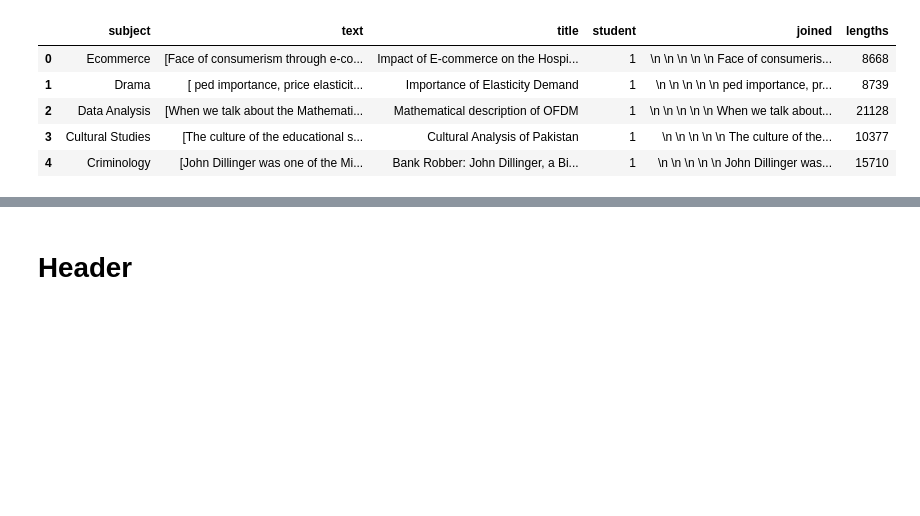
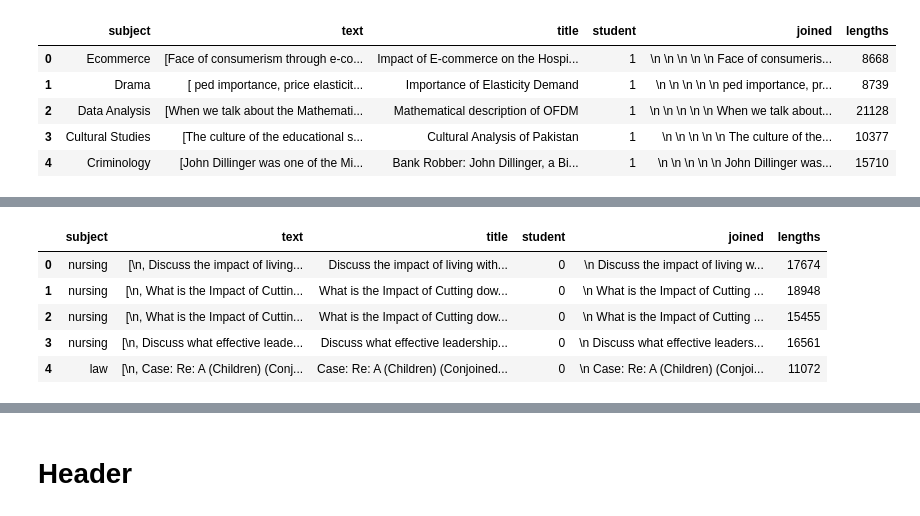
Before and after one commit to bgwilson12/Final-Capstone, a Jupyter notebook: Final Capstone Project.ipynb, the cells around one changed output, grey strips where cells are left out. Cells and saved outputs as stored; diff of their text form; code cells hidden in the pictures; blank space fills up the shorter version.

```diff
--- a/Final Capstone Project.ipynb
+++ b/Final Capstone Project.ipynb
@@ -85,0 +146,28 @@ plt.show()
+# %%
+# Each essay also cites sources at the end. We can get rid of those.
+def find_ref_position(text):
+    for i, piece in enumerate(text):
+        if (piece.lower() == 'references') or (piece.lower() == 'reference'):
+            return i
+
+# Use my new friend 'map' to index where the references start
+df_pro['ref_idx'] = df_pro.text.map(find_ref_position)
+
+# Map might be good for this loop too. Looks prety skinny.
+for i, text in enumerate(df_pro.text):
+    try:
+        # Delete everything after ref_idx
+        df_pro.at[i, 'text'] = text[:int(df_pro.loc[i, 'ref_idx'])]
+    except:
+        pass
+
+# Drop ref_idx. We don't need it anymore.
+df_pro.drop(labels='ref_idx', axis=1, inplace=True)
+df_pro.head()
+# %% [output]
+|  | subject | text | title | student | joined | lengths |
+| 0 | nursing | [\n, Discuss the impact of living... | Discuss the impact of living with... | 0 | \n Discuss the impact of living w... | 17674 |
+| 1 | nursing | [\n, What is the Impact of Cuttin... | What is the Impact of Cutting dow... | 0 | \n What is the Impact of Cutting ... | 18948 |
+| 2 | nursing | [\n, What is the Impact of Cuttin... | What is the Impact of Cutting dow... | 0 | \n What is the Impact of Cutting ... | 15455 |
+| 3 | nursing | [\n, Discuss what effective leade... | Discuss what effective leadership... | 0 | \n Discuss what effective leaders... | 16561 |
+| 4 | law | [\n, Case: Re: A (Children) (Conj... | Case: Re: A (Children) (Conjoined... | 0 | \n Case: Re: A (Children) (Conjoi... | 11072 |
```
Also changed, not shown: parts of 21 cells of this notebook.
